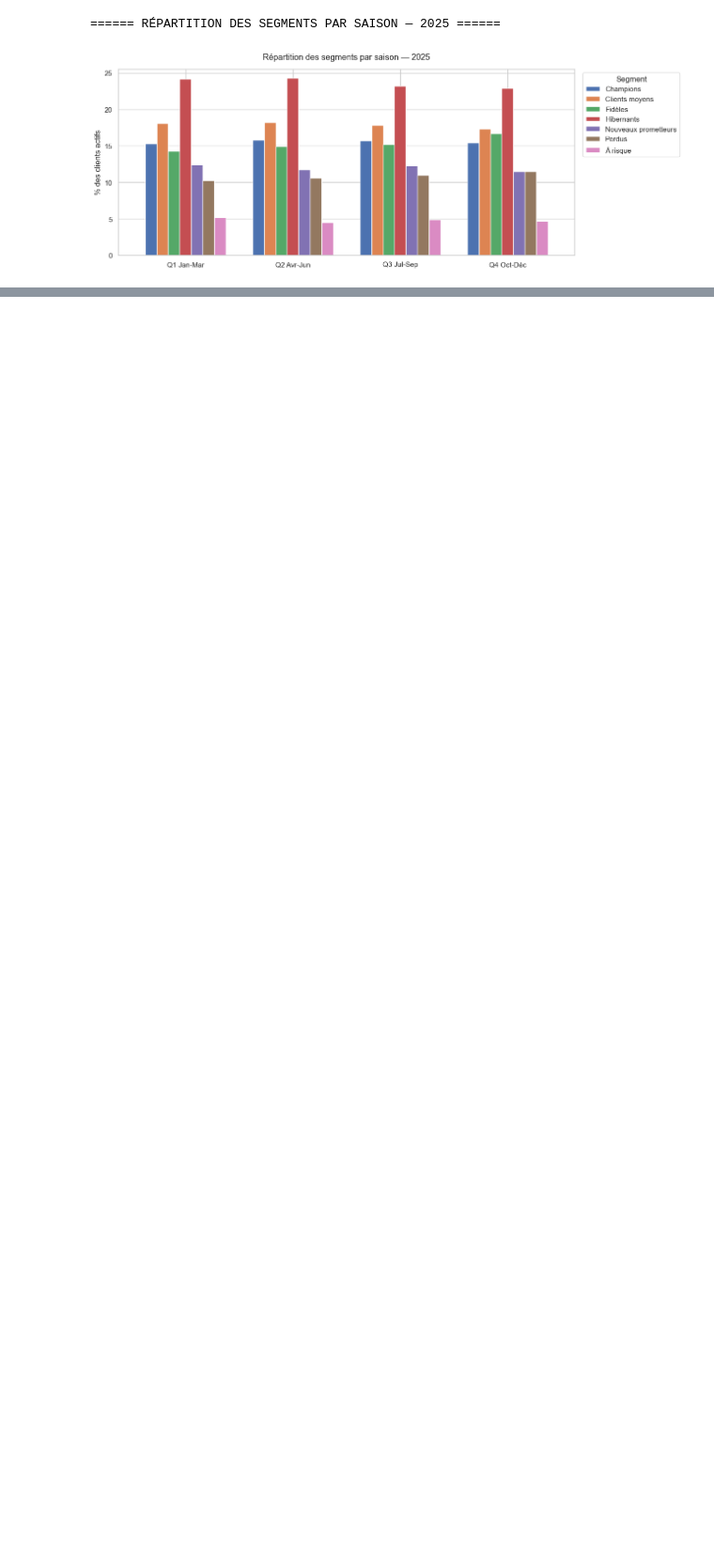
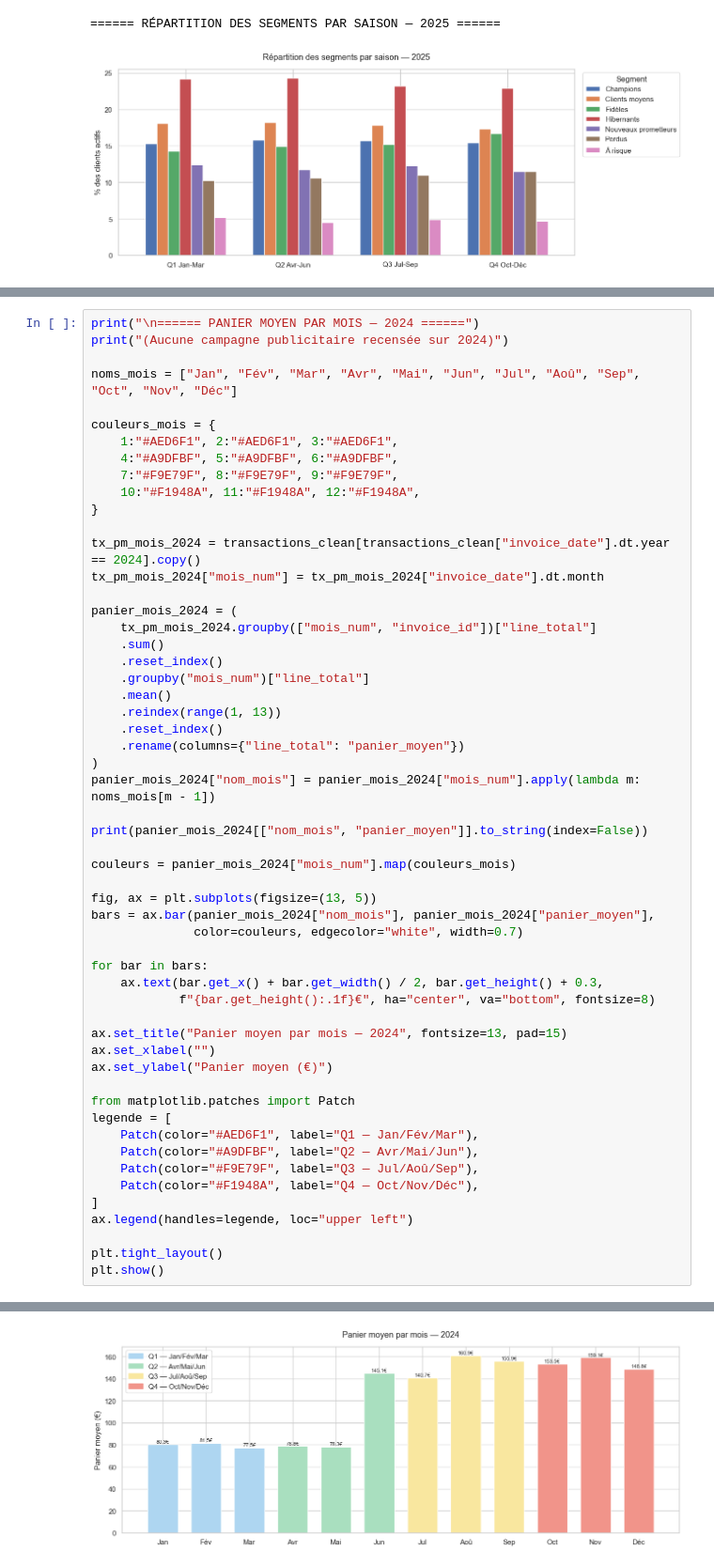
Before and after one commit to Msegura4/lumina_and_co_data_marketing, a Jupyter notebook: notebook_TP2_segmentation_RFM_et_lumina_and_co.ipynb, the cells around one changed output, grey strips where cells are left out. Shown at 94% size. Drawn from its saved outputs; the diff is of its cells as text; blank space fills up the shorter version.

```diff
--- a/notebook_TP2_segmentation_RFM_et_lumina_and_co.ipynb
+++ b/notebook_TP2_segmentation_RFM_et_lumina_and_co.ipynb
@@ -494,0 +688,56 @@ plt.show()
+# %%
+print("\n====== PANIER MOYEN PAR MOIS — 2024 ======")
+print("(Aucune campagne publicitaire recensée sur 2024)")
+
+noms_mois = ["Jan", "Fév", "Mar", "Avr", "Mai", "Jun", "Jul", "Aoû", "Sep", "Oct", "Nov", "Déc"]
+
+couleurs_mois = {
+    1:"#AED6F1", 2:"#AED6F1", 3:"#AED6F1",
+    4:"#A9DFBF", 5:"#A9DFBF", 6:"#A9DFBF",
+    7:"#F9E79F", 8:"#F9E79F", 9:"#F9E79F",
+    10:"#F1948A", 11:"#F1948A", 12:"#F1948A",
+}
+
+tx_pm_mois_2024 = transactions_clean[transactions_clean["invoice_date"].dt.year == 2024].copy()
+tx_pm_mois_2024["mois_num"] = tx_pm_mois_2024["invoice_date"].dt.month
+
+panier_mois_2024 = (
+    tx_pm_mois_2024.groupby(["mois_num", "invoice_id"])["line_total"]
+    .sum()
+    .reset_index()
+    .groupby("mois_num")["line_total"]
+    .mean()
+    .reindex(range(1, 13))
+    .reset_index()
+    .rename(columns={"line_total": "panier_moyen"})
+)
+panier_mois_2024["nom_mois"] = panier_mois_2024["mois_num"].apply(lambda m: noms_mois[m - 1])
+
+print(panier_mois_2024[["nom_mois", "panier_moyen"]].to_string(index=False))
+
+couleurs = panier_mois_2024["mois_num"].map(couleurs_mois)
+
+fig, ax = plt.subplots(figsize=(13, 5))
+bars = ax.bar(panier_mois_2024["nom_mois"], panier_mois_2024["panier_moyen"],
+              color=couleurs, edgecolor="white", width=0.7)
+
+for bar in bars:
+    ax.text(bar.get_x() + bar.get_width() / 2, bar.get_height() + 0.3,
+            f"{bar.get_height():.1f}€", ha="center", va="bottom", fontsize=8)
+
+ax.set_title("Panier moyen par mois — 2024", fontsize=13, pad=15)
+ax.set_xlabel("")
+ax.set_ylabel("Panier moyen (€)")
+
+from matplotlib.patches import Patch
+legende = [
+    Patch(color="#AED6F1", label="Q1 — Jan/Fév/Mar"),
+    Patch(color="#A9DFBF", label="Q2 — Avr/Mai/Jun"),
+    Patch(color="#F9E79F", label="Q3 — Jul/Aoû/Sep"),
+    Patch(color="#F1948A", label="Q4 — Oct/Nov/Déc"),
+]
+ax.legend(handles=legende, loc="upper left")
+
+plt.tight_layout()
+plt.show()
+# %% [output]
@@ -494,0 +759 @@ plt.show()
+[figure, added]
```
Also changed, not shown: parts of 7 cells of this notebook.
